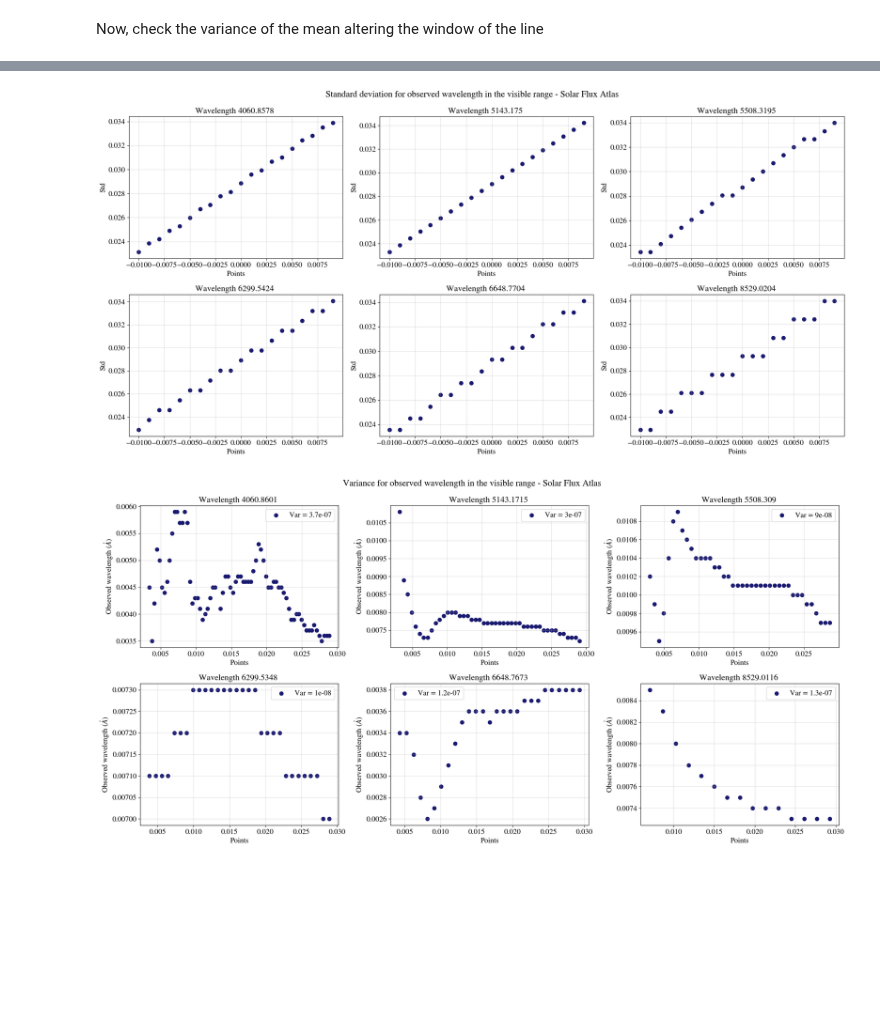
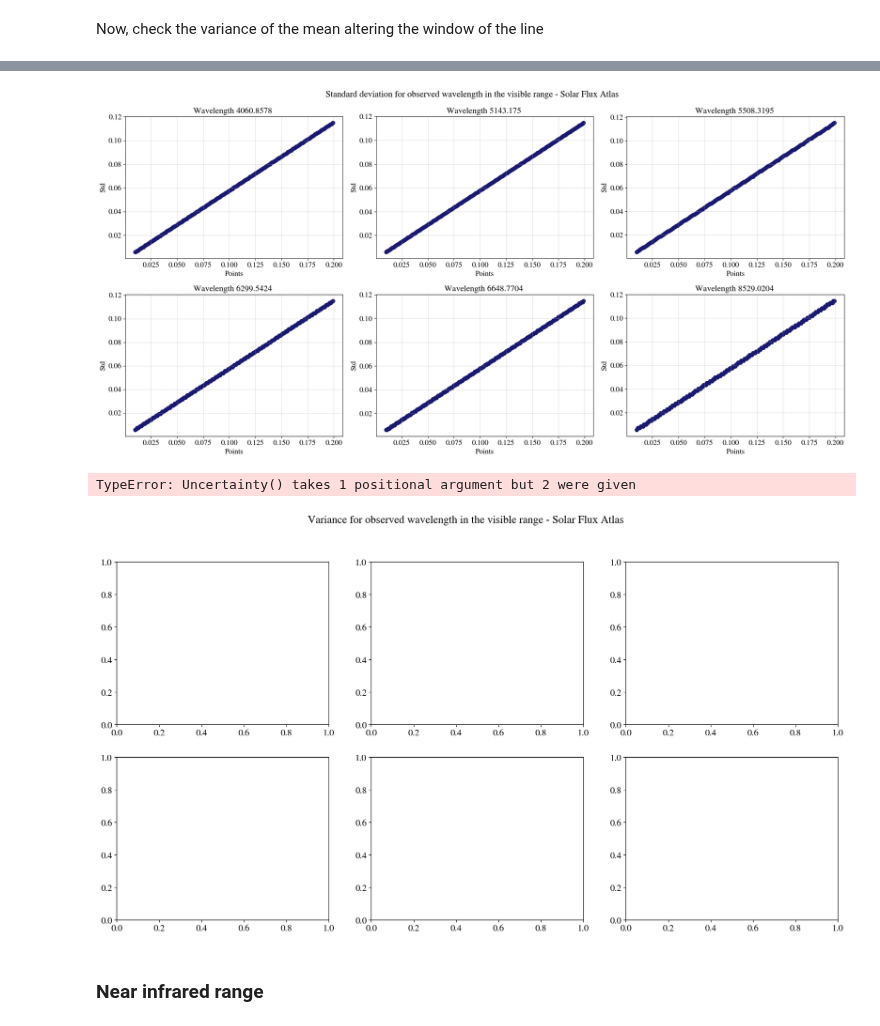
Before and after one commit to ccuellarn/Measurement-and-Characterization-of-Granulation-Patterns-in-the-IAG-Solar-Flux-Spectrum, a Jupyter notebook: Project/Characterization/Statistics/Statistical analysis.ipynb, the cells around one changed output, grey strips where cells are left out. Drawn from its saved outputs; the diff is of its cells as text; code cells hidden in the pictures; blank space fills up the shorter version.

```diff
--- a/Project/Characterization/Statistics/Statistical analysis.ipynb
+++ b/Project/Characterization/Statistics/Statistical analysis.ipynb
@@ -76,7 +74,3 @@ def find_minimums(wave,flux,lamda):
     closer_data['Fe line'] = lamda
 
     return closer_data.drop(['abs'],axis=1)
-
-closer_lines = find_minimums(raw_data['Wave A'],raw_data['nFlux'],raw_lambda['Nave list'])
-
-closer_lines
@@ -97,3 +77,5 @@ closer_lines
+# %%
+closer_lines_VIS = find_minimums(raw_data['Wave A'],raw_data['nFlux'],raw_lambda['Nave list'])
 # %%
 #Localize the line and save the width for each one
 def width_minimums(closer_lines,data,width):
@@ -105,6 +87,20 @@ def width_minimums(closer_lines,data,width):
     return local_points
 
 local_points = width_minimums(closer_lines,raw_data,0.05) #The range is 0.05mA
+# %%
+def Uncertainty(index):
+    windows = []
+    for i in index:
+        wave_local = closer_lines_VIS['min_wave'].loc[i]
+        steps = np.arange(0.01,0.2,0.001)
+        wind = []
+        for each in steps:
+            window = raw_data[raw_data['Wave A'].between(wave_local-each, wave_local+each, inclusive='neither')]
+            wind.append(window)
+        windows.append(wind)
+    return windows
+
+unc,window = Uncertainty([0,172,235,378,420,538])
 # %%
 def arrange_lambda(wave_index, local_points):
 
@@ -220,18 +216,22 @@ Now, check the variance of the mean altering the window of the line
 # %%
 def Uncertainty(index):
     list_wave = []
+    windows = []
     for i in index:
         list_statistics =[]
         wave_local = closer_lines['min_wave'].loc[i]
-        steps = np.arange(-0.01,0.01,0.001)
+        steps = np.arange(0.01,0.2,0.001)
+        wind = []
         for each in steps:
-            window = raw_data[raw_data['Wave A'].between(wave_local-0.05-each, wave_local+0.05+each, inclusive='neither')]
+            window = raw_data[raw_data['Wave A'].between(wave_local-each, wave_local+each, inclusive='neither')]
             data_wave = window['Wave A']
             wave_std = np.std(data_wave)
 
             list_statistics.append(pd.DataFrame({'Std': wave_std},index=[each]))
+            wind.append(window)
 
         list_wave.append(pd.concat(list_statistics,axis=0).dropna())
-    return list_wave
+        windows.append(wind)
+    return list_wave,windows
 
-unc = Uncertainty([0,172,235,378,420,538])
+unc,window = Uncertainty([0,172,235,378,420,538])
@@ -252,34 +272,37 @@ for i, ax in enumerate(axes):
 
 fig5.tight_layout()
 # %% [output]
-[figure, old version]
+[figure, new version]
 # %%
 list_index = [0,172,235,378,420,538]
 
 fig5, axes = plt.subplots(2,3,figsize=(20,10))
 fig5.suptitle('Variance for observed wavelength in the visible range - Solar Flux Atlas')
 axes = axes.flatten()
 
 #Plot the cuadratic fit for each color
 for i, ax in enumerate(axes):
 
-    new_local_points = arrange_lambda(list_index[i], local_points)
+    new_local_points = arrange_lambda(list_index[i], window[i])
     Values = Fit_derivates(new_local_points,closer_lines['Fe line'].iloc[list_index[i]])
-    Values = Values[Values['Velocity']<700 ]
-    Values = Values[Values['Velocity']>-700 ]
+    # Values = Values[Values['Velocity']<700 ]
+    # Values = Values[Values['Velocity']>-700 ]
     # Values = Values[Values['Points']>60 ]
     variance = np.var(Values['Observed wavelength'])
 
     ax.scatter(Values['Wave std'],np.abs(Values["Observed wavelength"] - Values["Emitted wavelength"].iloc[0]),label = 'Var = {}'.format(round(variance,8)),c='midnightblue',s=50)
     # ax.scatter(Values['Points'].iloc[np.argmin(np.abs(Values["Observed wavelength"] - Values["Emitted wavelength"].iloc[0]))],
             #    min(np.abs(Values["Observed wavelength"] - Values["Emitted wavelength"].iloc[0])),c='red',s=50)
     ax.set_title(r'Wavelength {} '.format(Values["Emitted wavelength"].iloc[0]))
     ax.set_ylabel(r'Observed wavelength $(\mathring{A})$')
     ax.set_xlabel(r'Points')
     ax.grid(alpha=0.4)
     ax.legend()
 
 fig5.tight_layout()
 # fig5.savefig('variance VIS')
 # %% [output]
+TypeError: Uncertainty() takes 1 positional argument but 2 were given
-[figure, old version]
+[figure, new version]
+# %% [markdown]
+### Near infrared range
```
Also changed, not shown: parts of 7 cells of this notebook, 7 other files.
